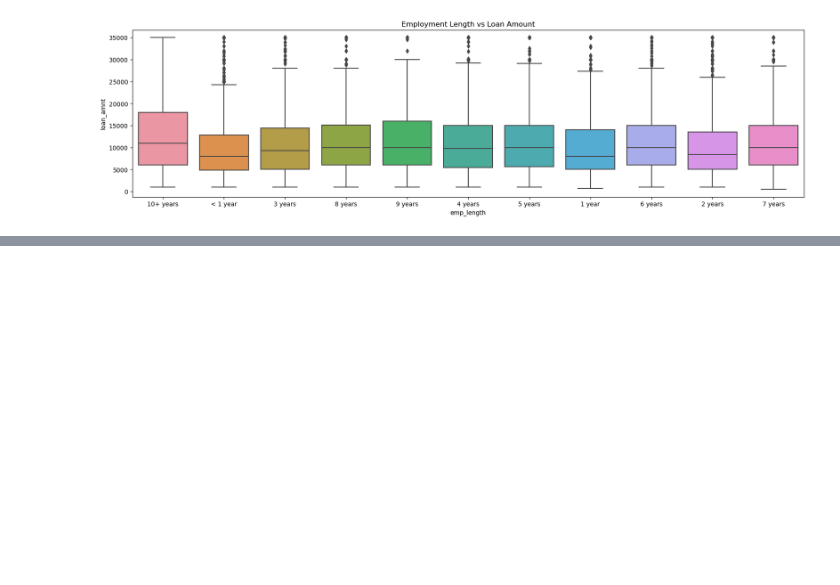
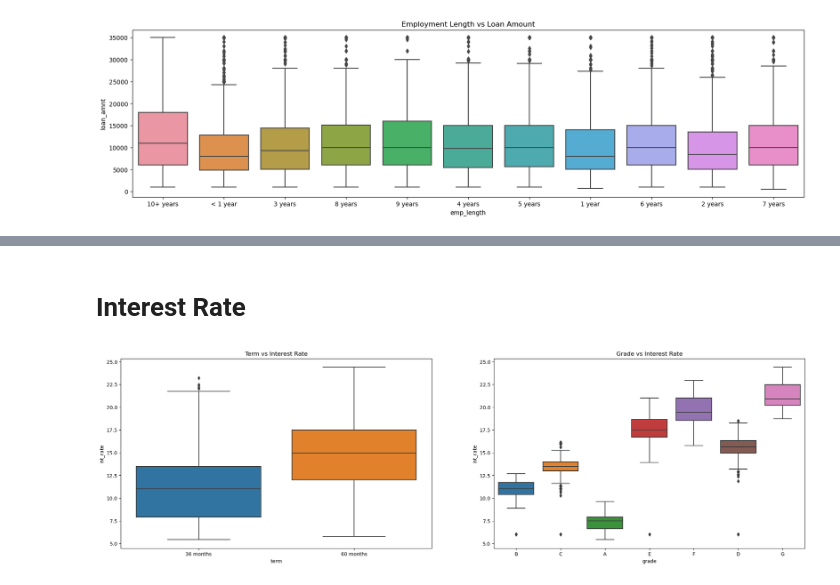
Before and after one commit to SanjayaKumarSahoo/lending-club-case-study, a Jupyter notebook: Group_Facilitator_Name.ipynb, the cells around one changed output, grey strips where cells are left out. Saved outputs shown, nothing was run; the diff lists cells and outputs as text; code cells hidden in the pictures; blank space fills up the shorter version.

Commit message:
Segmented univariate analysis for interest rate, annual income, DTI etc..

```diff
--- a/Group_Facilitator_Name.ipynb
+++ b/Group_Facilitator_Name.ipynb
@@ -1048,0 +1049,13 @@ plt.show()
+# %% [markdown]
+# Interest Rate
+# %%
+plt.figure(figsize=(25,7))
+plt.subplot(121)
+sns.boxplot(x='term', y=loan.int_rate, data=loan)
+plt.title('Term vs Interest Rate')
+plt.subplot(122)
+plt.title('Grade vs Interest Rate')
+sns.boxplot(x='grade', y=loan.int_rate, order = (loan.grade.unique()).sort(), data=loan)
+plt.show()
+# %% [output]
+[figure, added]
```
Also changed, not shown: parts of 53 cells of this notebook.
